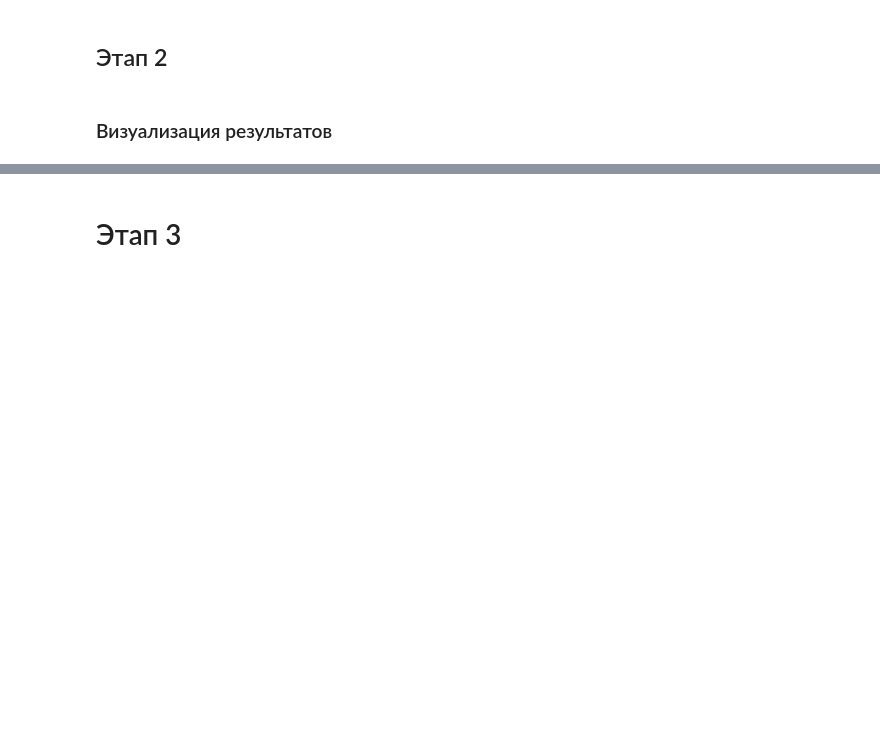
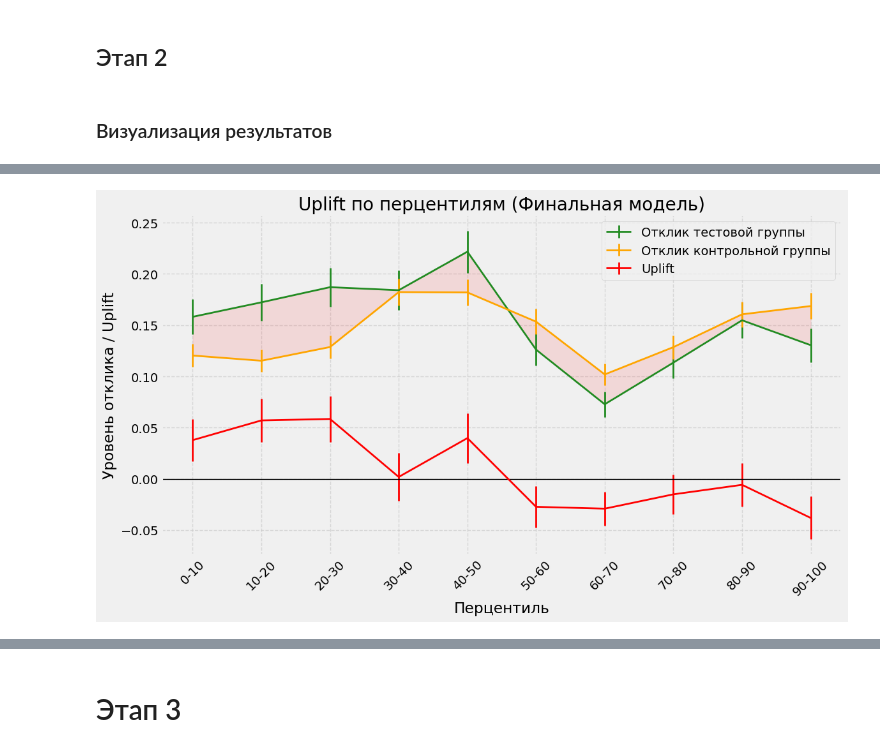
Before and after one commit to ozerge/mle-sprint5-uplift, a Jupyter notebook: project_code/final_project_template.ipynb, the cells around one changed output, grey strips where cells are left out. Cells and saved outputs as stored; diff of their text form; code cells hidden in the pictures; blank space fills up the shorter version.

```diff
--- a/project_code/final_project_template.ipynb
+++ b/project_code/final_project_template.ipynb
@@ -861,0 +875,16 @@ from utils import custom_uplift_by_percentile
+# %%
+from utils import custom_uplift_by_percentile
+
+# 3. Uplift по перцентилям
+fig_uplift_percentile = custom_uplift_by_percentile(
+    y_true=y_test_np,
+    uplift=final_preds,
+    treatment=treat_test_np,
+    kind='line',
+    bins=10,
+    string_percentiles=True,
+    figsize=(12, 7),
+    title='Uplift по перцентилям (Финальная модель)'
+)
+# %% [output]
+[figure, added]
```
Also changed, not shown: parts of 16 cells of this notebook, 1 other file.
